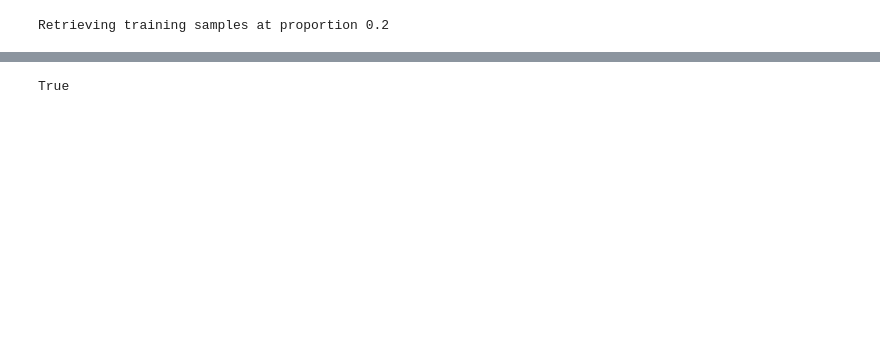
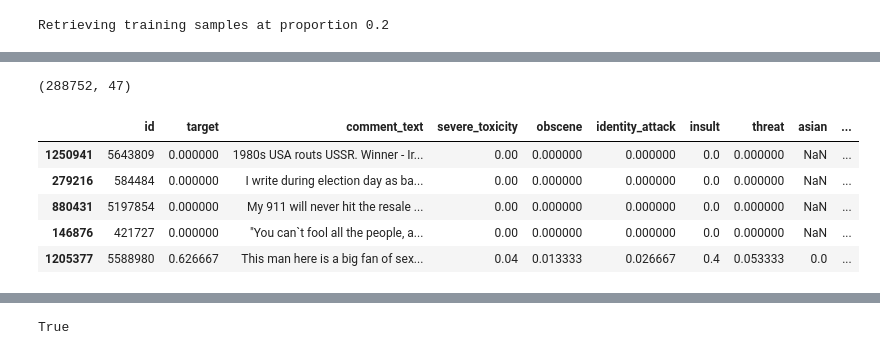
Before and after one commit to natashamathur/no_hate_all_love, a Jupyter notebook: test_lstm.ipynb, the cells around one changed output, grey strips where cells are left out. Drawn from its saved outputs; the diff is of its cells as text; code cells hidden in the pictures; blank space fills up the shorter version.

```diff
--- a/test_lstm.ipynb
+++ b/test_lstm.ipynb
@@ -131,7 +119,7 @@ train_full['label_multiclass'] = train_full.target.apply(
 # %%
 test_ratio = 0.2
 # %%
-train_sample, val_set, test_set = exl.get_samples(train_full, proportion=0.2,
+train_set, val_set, test_set = exl.get_samples(train_full, proportion=0.2,
                                                   train_test_ratio=(1-test_ratio))
 # %% [output]
 Retrieving training samples at proportion 0.2
@@ -141,0 +130,13 @@ print(train_sample.shape, val_set.shape, test_set.shape)
+# %%
+train_sample.loc[train_sample.comment_text != ''].shape
+# %% [output]
+(288752, 47)
+# %%
+train_sample.head()
+# %% [output]
+|  | id | target | comment_text | severe_toxicity | obscene | identity_attack | insult | threat | asian | ... |
+| 1250941 | 5643809 | 0.000000 | 1980s USA routs USSR. Winner - Ir... | 0.00 | 0.000000 | 0.000000 | 0.0 | 0.000000 | NaN | ... |
+| 279216 | 584484 | 0.000000 | I write during election day as ba... | 0.00 | 0.000000 | 0.000000 | 0.0 | 0.000000 | NaN | ... |
+| 880431 | 5197854 | 0.000000 | My 911 will never hit the resale ... | 0.00 | 0.000000 | 0.000000 | 0.0 | 0.000000 | NaN | ... |
+| 146876 | 421727 | 0.000000 | "You can`t fool all the people, a... | 0.00 | 0.000000 | 0.000000 | 0.0 | 0.000000 | NaN | ... |
+| 1205377 | 5588980 | 0.626667 | This man here is a big fan of sex... | 0.04 | 0.013333 | 0.026667 | 0.4 | 0.053333 | 0.0 | ... |
```
Also changed, not shown: parts of 86 cells of this notebook, 2 other files.
